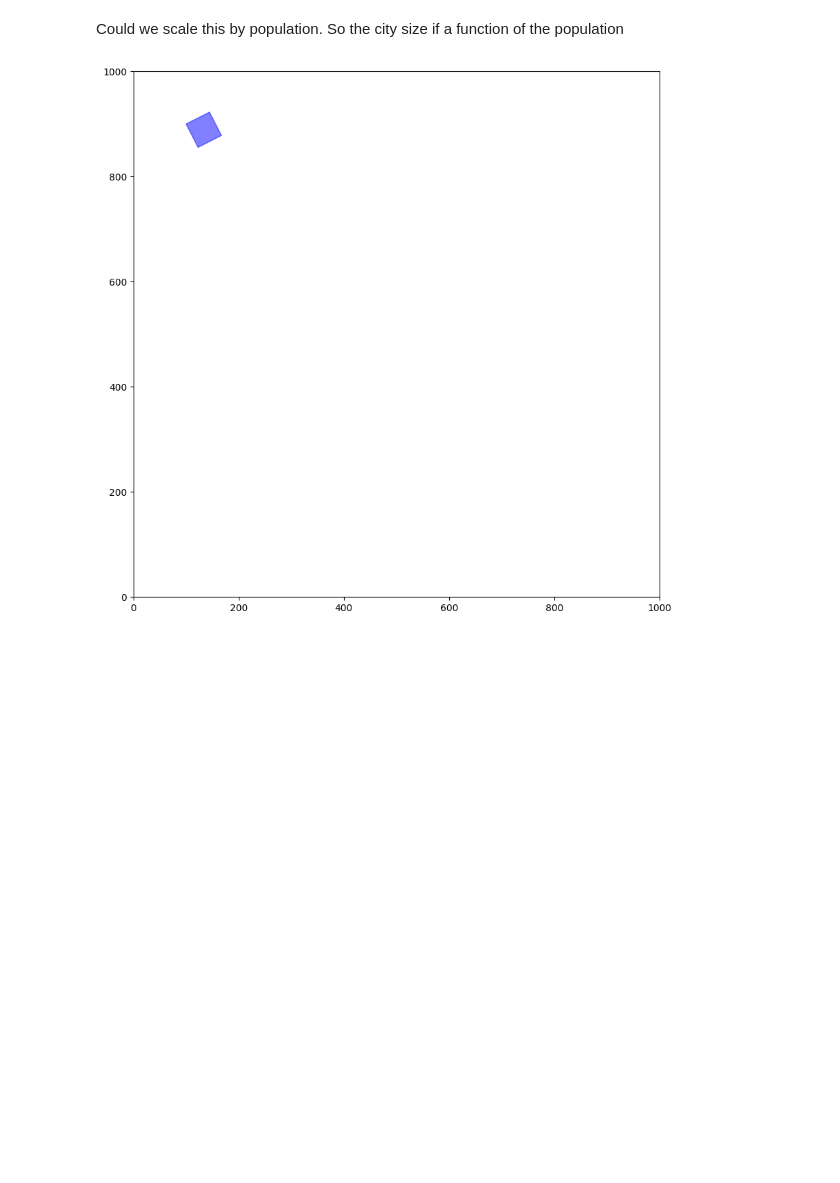
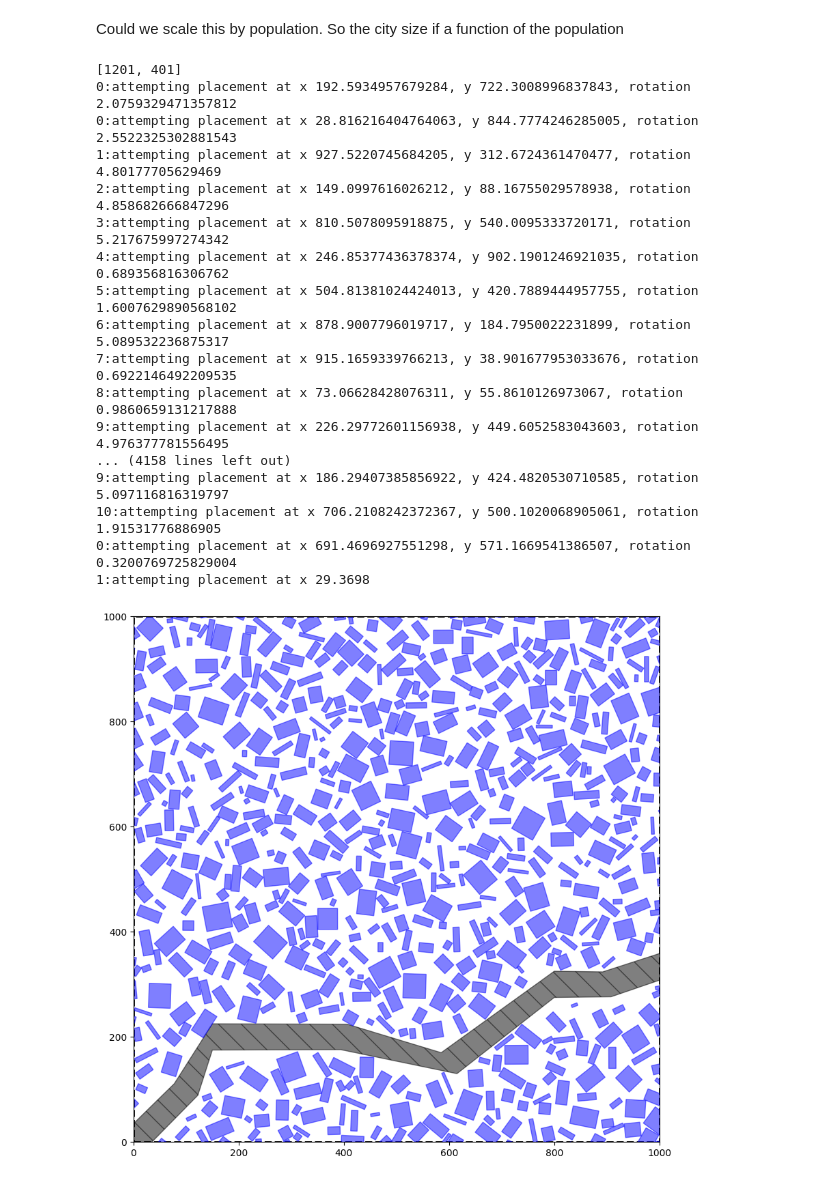
Before and after one commit to amir-azev/ecocityology, a Jupyter notebook: python_back-end/testing_plotting.ipynb, the cells around one changed output. Saved outputs shown, nothing was run; the diff lists cells and outputs as text; code cells hidden in the pictures; blank space fills up the shorter version.

Commit message:
Redeveloped to add rivers and fit building according to shape

```diff
--- a/python_back-end/testing_plotting.ipynb
+++ b/python_back-end/testing_plotting.ipynb
@@ -14,4 +14,5 @@ Could we scale this by population. So the city size if a function of the populat
 # %%
 # set firm variables
 side_length = 1000  # city size in meters
+river_data = [[0,0],[100,100],[150,200],[400,200],[600,150],[800,300], [900,300],[1200,400]]  # river data
 # %%
@@ -47,3 +87,22 @@ def add_req_buildings(ax,req_buildings,side_length):
+# %%
+def add_req_buildings(ax,req_buildings,side_length):
+    for building in req_buildings:
+
+        building_type = building[0]
+        dimensions = building[1]
+        n = 0
+        while (True and n <= 10):
+
+            x = np.random.uniform(0, side_length)
+            y = np.random.uniform(0, side_length)
+            rotation = np.random.uniform(0, 2*np.pi)
+            # print(f"{n}:attempting placement at x {x}, y {y}, rotation {rotation}")
+            patch = place_building(ax,building_type, x, y, dimensions,rotation)
+            if not check_interaction(patch, ax.patches):
+                ax.add_patch(patch)
+                break
+            n+=1
+    return
 # %%
 def add_buildings(ax, num_buildings, side_length):
     centroids = []  # list to store centroids of buildings
@@ -100,22 +159,48 @@ def add_circle_buildings(ax, num_circles, side_length):
 # %%
 from scipy.spatial import Delaunay
 
 fig, ax = plt.subplots(figsize=(10, 10))
 
 # create a plot
 ax.set_xlim([0, side_length])   # set the x-axis limits
 ax.set_ylim([0, side_length])   # set the y-axis limits
 ax.set_aspect('equal')  # make the x and y axes have the same scale
 
 # centroids = add_buildings(ax, 10, side_length)
 # vor = Voronoi(centroids)
 # voronoi_plot_2d(vor, ax=ax)
+add_boundary(ax, side_length)
+river = True
+if river:
+    assign_river(ax, river_data, 50, 0)
 
-place_building(ax,'residential', 100, 900, ["rectangle",50,50],1.1)
+# ax.add_patch(place_building(ax,'residential', 100, 900, ["rectangle",100,50],1.1))
+# place_building(ax,'commercial', 100, 800, ["circle",50,50],0.5)
+required = [['residential',["rectangle",10,50]],['commercial',["circle",10,50]]]
+for loop in range(1000):
+    required.append(['residential',["rectangle",np.random.uniform(5,50),np.random.uniform(5,50)]])
+add_req_buildings(ax,required,side_length)
 
 plt.show()
 # %% [output]
+[1201, 401]
+0:attempting placement at x 192.5934957679284, y 722.3008996837843, rotation 2.0759329471357812
+0:attempting placement at x 28.816216404764063, y 844.7774246285005, rotation 2.5522325302881543
+1:attempting placement at x 927.5220745684205, y 312.6724361470477, rotation 4.80177705629469
+2:attempting placement at x 149.0997616026212, y 88.16755029578938, rotation 4.858682666847296
+3:attempting placement at x 810.5078095918875, y 540.0095333720171, rotation 5.217675997274342
+4:attempting placement at x 246.85377436378374, y 902.1901246921035, rotation 0.689356816306762
+5:attempting placement at x 504.81381024424013, y 420.7889444957755, rotation 1.6007629890568102
+6:attempting placement at x 878.9007796019717, y 184.7950022231899, rotation 5.089532236875317
+7:attempting placement at x 915.1659339766213, y 38.901677953033676, rotation 0.6922146492209535
+8:attempting placement at x 73.06628428076311, y 55.8610126973067, rotation 0.9860659131217888
+9:attempting placement at x 226.29772601156938, y 449.6052583043603, rotation 4.976377781556495
+... (4158 lines left out)
+9:attempting placement at x 186.29407385856922, y 424.4820530710585, rotation 5.097116816319797
+10:attempting placement at x 706.2108242372367, y 500.1020068905061, rotation 1.91531776886905
+0:attempting placement at x 691.4696927551298, y 571.1669541386507, rotation 0.3200769725829004
+1:attempting placement at x 29.3698
-[figure, old version]
+[figure, new version]
 # %%
 import json
 
```
Also changed, not shown: parts of 2 cells of this notebook.
